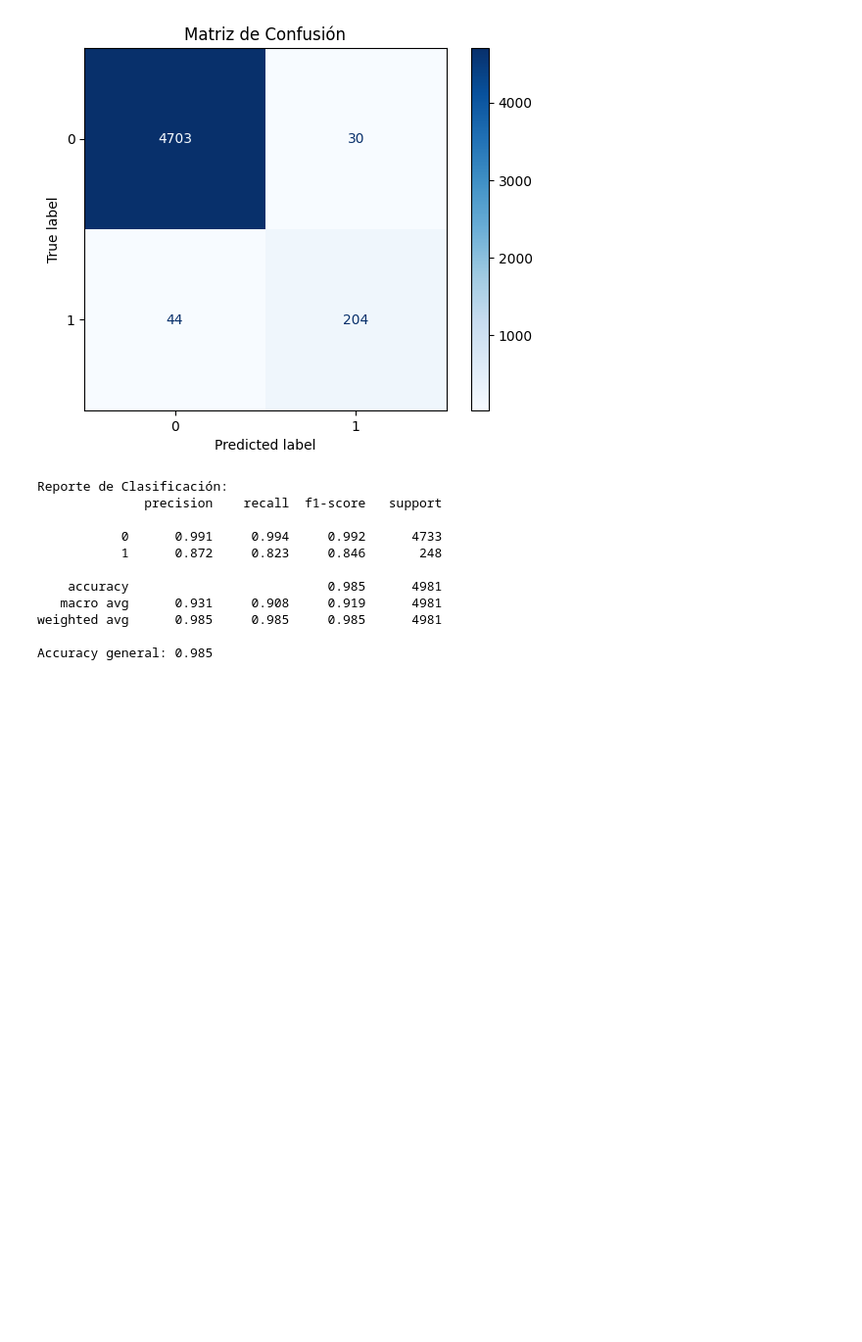
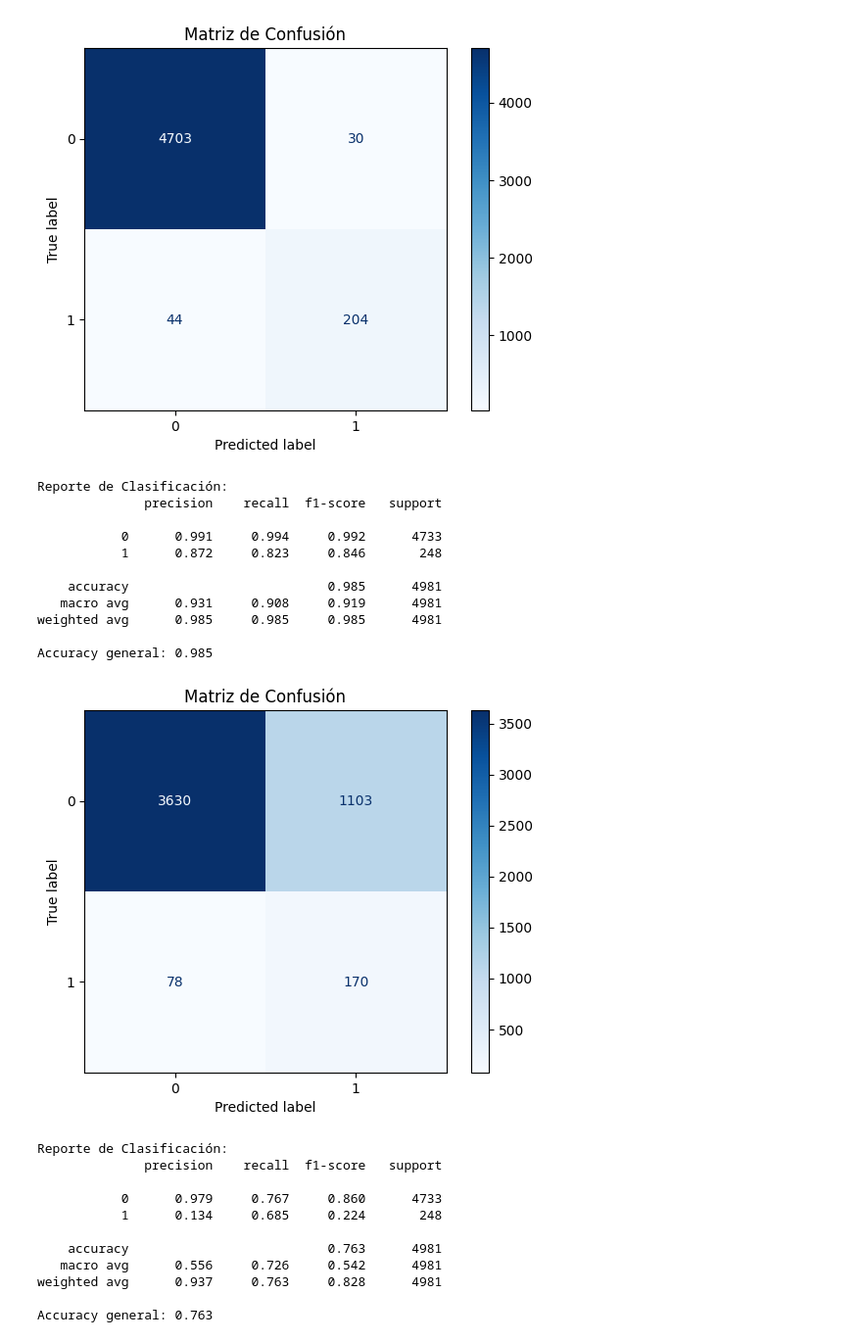
Before and after one commit to Bootcamp-IA-P4/brainstroke-navm, a Jupyter notebook: model/models.ipynb, the cells around one changed output. Shown at 98% size. Saved outputs shown, nothing was run; the diff lists cells and outputs as text; code cells hidden in the pictures; blank space fills up the shorter version.

Commit message:
chore: changes in models.ipynb

```diff
--- a/model/models.ipynb
+++ b/model/models.ipynb
@@ -108,17 +108,17 @@ import mlflow
 import mlflow.sklearn
 
 models = {
-    # 'KNN': KNeighborsClassifier(),
-    # 'GradientBoosting': GradientBoostingClassifier(),
-    # 'RandomForestClassifier' : RandomForestClassifier(),
-    # 'Ridge': RidgeClassifier(),
-    # 'Naive Bayes': GaussianNB(),
+    'KNN': KNeighborsClassifier(),
+    'GradientBoosting': GradientBoostingClassifier(),
+    'RandomForestClassifier' : RandomForestClassifier(),
+    'Ridge': RidgeClassifier(),
+    'Naive Bayes': GaussianNB(),
     'XGBClassifier': XGBClassifier(),
-    # 'LGBMClassifier': LGBMClassifier()
+    'LGBMClassifier': LGBMClassifier()
 }
 
 mlflow.set_tracking_uri("http://127.0.0.1:5000")
-mlflow.set_experiment("Eighth Parameter Tuning")
+mlflow.set_experiment("Eleventh Parameter Tuning")
 
 resultados = []
 
@@ -232,3 +252,54 @@ Reporte de Clasificación:
 weighted avg      0.985     0.985     0.985      4981
 
 Accuracy general: 0.985
+# %%
+import pickle
+import pandas as pd
+from sklearn.metrics import (
+    confusion_matrix, ConfusionMatrixDisplay,
+    classification_report, accuracy_score
+)
+import matplotlib.pyplot as plt
+
+# === 1. Cargar el modelo ===
+ruta_modelo = '../models/model3.pkl'
+with open(ruta_modelo, 'rb') as archivo:
+    modelo = pickle.load(archivo)
+
+# === 2. Cargar los datos de prueba ===
+ruta_datos = '../data/dataset_encoded.csv'
+df = pd.read_csv(ruta_datos)
+
+X_test = df.drop('stroke', axis=1)
+y_test = df['stroke']
+
+# === 3. Hacer predicciones ===
+y_pred = modelo.predict(X_test)
+
+# === 4. Matriz de confusión ===
+cm = confusion_matrix(y_test, y_pred)
+disp = ConfusionMatrixDisplay(confusion_matrix=cm)
+disp.plot(cmap=plt.cm.Blues)
+plt.title('Matriz de Confusión')
+plt.show()
+
+# === 5. Métricas por categoría ===
+print("Reporte de Clasificación:")
+print(classification_report(y_test, y_pred, digits=3))
+
+# === 6. Accuracy global ===
+acc = accuracy_score(y_test, y_pred)
+print(f'Accuracy general: {acc:.3f}')
+# %% [output]
+[figure, added]
+Reporte de Clasificación:
+              precision    recall  f1-score   support
+
+           0      0.979     0.767     0.860      4733
+           1      0.134     0.685     0.224       248
+
+    accuracy                          0.763      4981
+   macro avg      0.556     0.726     0.542      4981
+weighted avg      0.937     0.763     0.828      4981
+
+Accuracy general: 0.763
```
Also changed, not shown: parts of 3 cells of this notebook, 2 other files.
